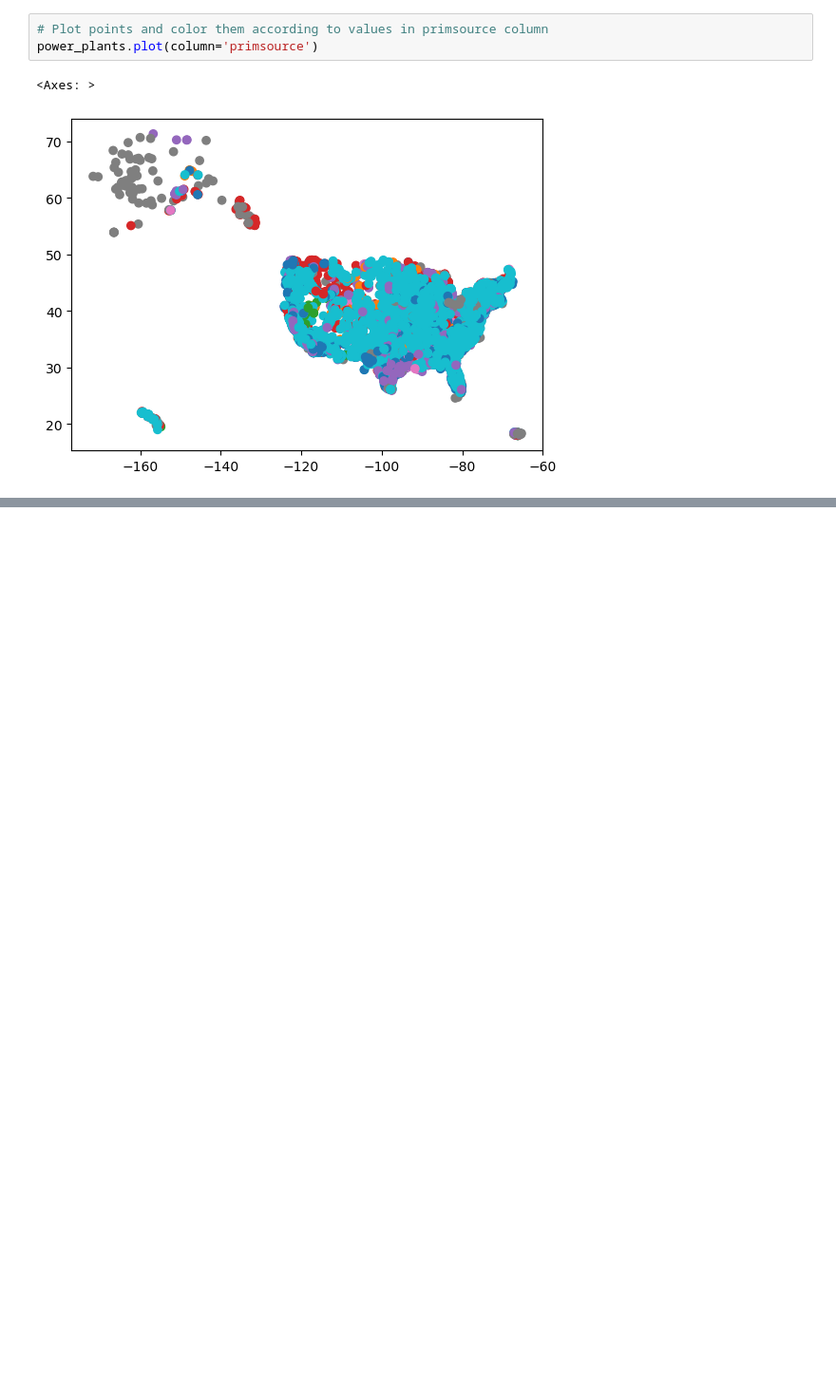
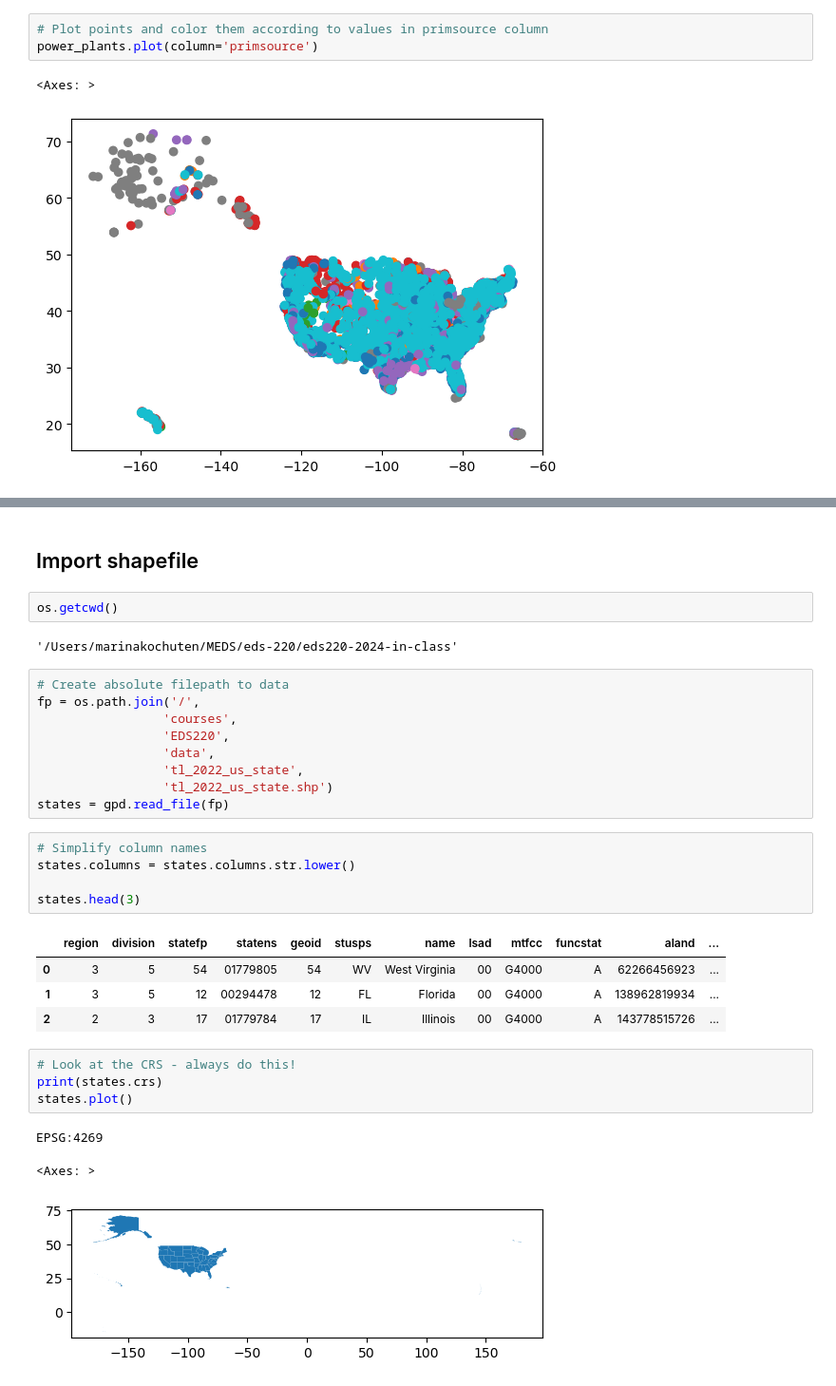
Before and after one commit to marinakochuten/eds220-2024-in-class, a Jupyter notebook: week5-csv-to-geodf.ipynb, the cells around one changed output, grey strips where cells are left out. Shown: that part at 95% size. Drawn from its saved outputs; the diff is of its cells as text; blank space fills up the shorter version.

```diff
--- a/week5-csv-to-geodf.ipynb
+++ b/week5-csv-to-geodf.ipynb
@@ -104,0 +128,33 @@ states.head(3)
+# %% [markdown]
+## Import shapefile
+# %%
+os.getcwd()
+# %% [output]
+'/Users/marinakochuten/MEDS/eds-220/eds220-2024-in-class'
+# %%
+# Create absolute filepath to data
+fp = os.path.join('/',
+                 'courses',
+                 'EDS220',
+                 'data',
+                 'tl_2022_us_state',
+                 'tl_2022_us_state.shp')
+states = gpd.read_file(fp)
+# %%
+# Simplify column names
+states.columns = states.columns.str.lower()
+
+states.head(3)
+# %% [output]
+|  | region | division | statefp | statens | geoid | stusps | name | lsad | mtfcc | funcstat | aland | ... |
+| 0 | 3 | 5 | 54 | 01779805 | 54 | WV | West Virginia | 00 | G4000 | A | 62266456923 | ... |
+| 1 | 3 | 5 | 12 | 00294478 | 12 | FL | Florida | 00 | G4000 | A | 138962819934 | ... |
+| 2 | 2 | 3 | 17 | 01779784 | 17 | IL | Illinois | 00 | G4000 | A | 143778515726 | ... |
+# %%
+# Look at the CRS - always do this!
+print(states.crs)
+states.plot()
+# %% [output]
+EPSG:4269
+<Axes: >
+[figure, added]
```
Also changed, not shown: parts of 27 cells of this notebook.
